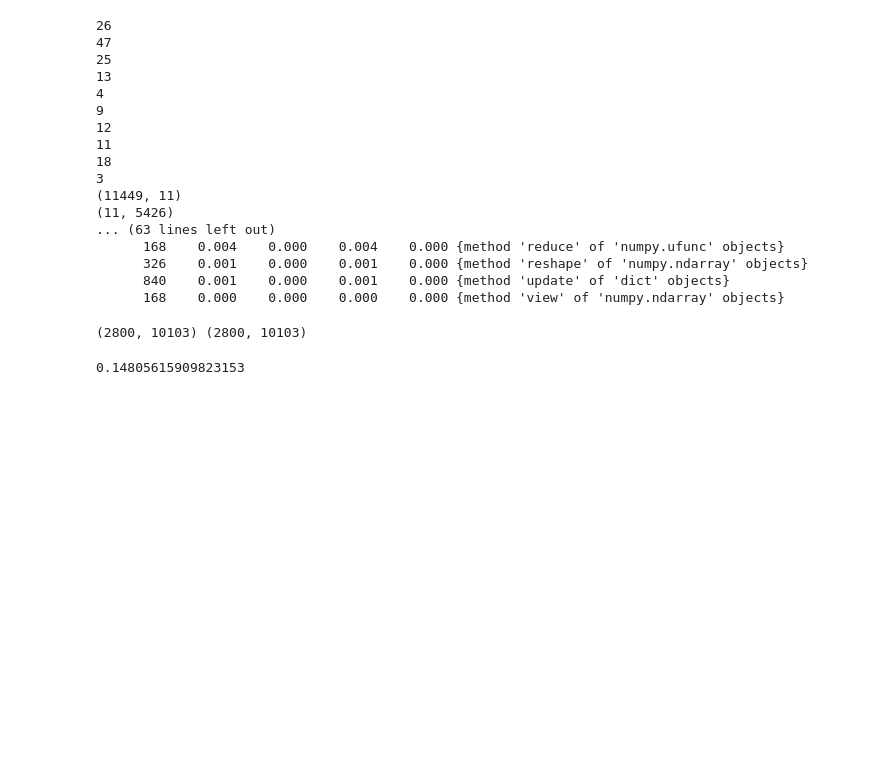
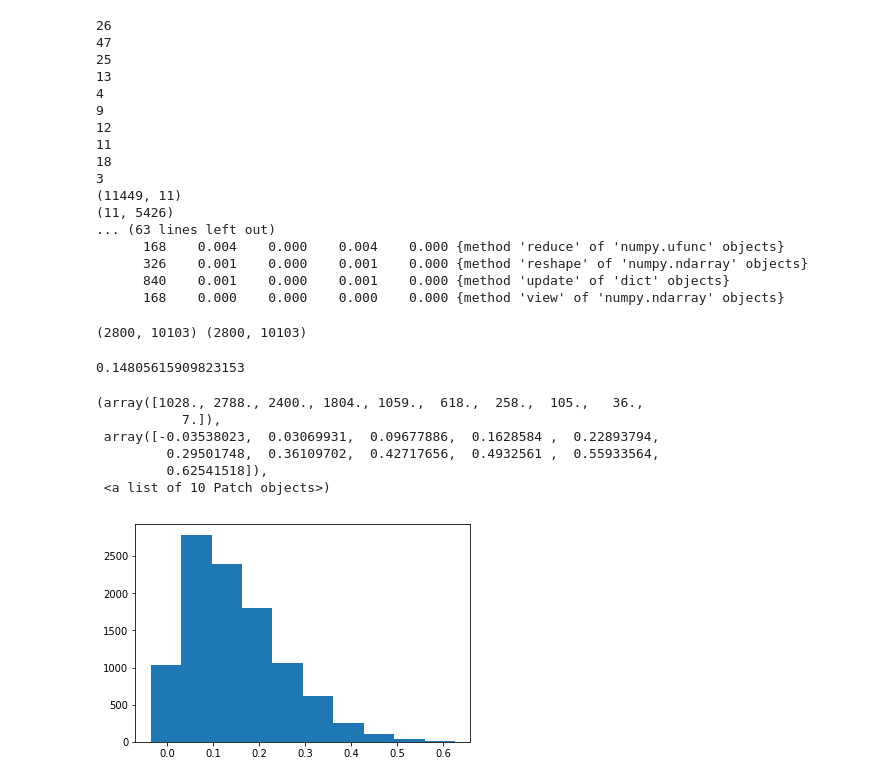
Before and after one commit to MouseLand/EnsemblePursuit, a Jupyter notebook: EnsemblePursuitInitial.ipynb, the cells around one changed output. Cells and saved outputs as stored; diff of their text form; code cells hidden in the pictures; blank space fills up the shorter version.

Commit message:
Adding baseline plot

```diff
--- a/EnsemblePursuitInitial.ipynb
+++ b/EnsemblePursuitInitial.ipynb
@@ -145,11 +145,18 @@ def correlate_train_test(fit_x_train,x_test):
 # %%
 corr_coef=correlate_train_test(x_train,x_test)
 #print(corr_coef)
 corr_coef=np.nan_to_num(corr_coef)
 print(np.mean(corr_coef))
-#plt.hist(corr_coef)
+plt.hist(corr_coef)
 # %% [output]
 0.14805615909823153
+(array([1028., 2788., 2400., 1804., 1059.,  618.,  258.,  105.,   36.,
+           7.]),
+ array([-0.03538023,  0.03069931,  0.09677886,  0.1628584 ,  0.22893794,
+         0.29501748,  0.36109702,  0.42717656,  0.4932561 ,  0.55933564,
+         0.62541518]),
+ <a list of 10 Patch objects>)
+[figure, added]
 # %%
 n_ensembles=[100,200,300,400,500,600,700,800,900,1000]
 lambdas=[0.3,0.4,0.5]
```
Also changed, not shown: parts of 1 cell of this notebook.
